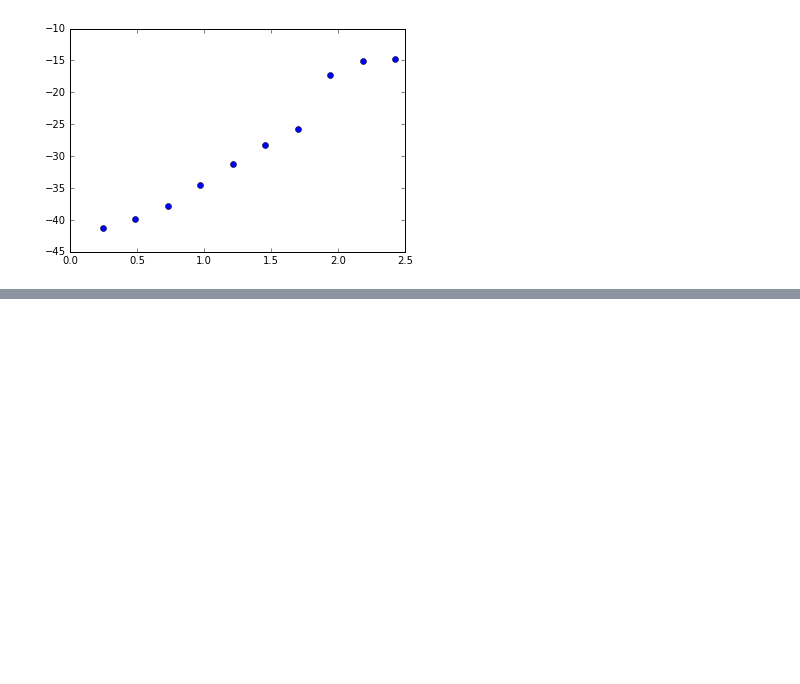
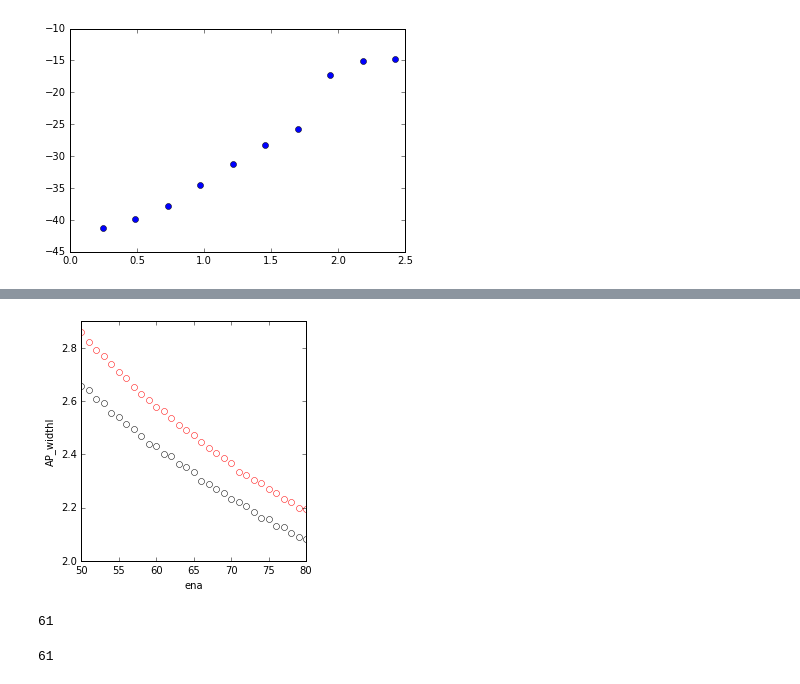
Before and after one commit to jtchang/KChannelModel, a Jupyter notebook: Chang&Higley(2017).ipynb, the cells around one changed output, grey strips where cells are left out. Cells and saved outputs as stored; diff of their text form; code cells hidden in the pictures; blank space fills up the shorter version.

```diff
--- a/Chang&Higley(2017).ipynb
+++ b/Chang&Higley(2017).ipynb
@@ -108,0 +123,23 @@ ax2.plot(ena["car_1"]["ena"],ena["car_1"]["CaPkU"], 'ko')
+# %%
+importlib.reload(mcnhsupp)
+#mcnhsupp.genArbFig(ena, gk, ["AP_widthU"], ["ICa_AreaU"], "APWidthVsCalIntegral")
+#mcnhsupp.genArbFig(ena, gk, ["ICa_AreaU"], ["ICa_AreaI"], "CaIntegralUninhibitedvsCaIntegralInhibited")
+#mcnhsupp.genArbFig(ena, gk, ["VPkU", "VPkI"], ["CaPkU", "CaPkI"], "APPeakVvsCaPk")
+#mcnhsupp.genArbFig(ena, gk, ["VPkU", "VPkI"], ["ICa_AreaU", "ICa_AreaI"], "APPeakVvsCaIntegral")
+#mcnhsupp.genArbFig(ena, gk, ["CaPkU"], [ "CaPkI"], "CaPkUvsCaPkI")
+#mcnhsupp.genArbFig(ena, gk, ["CaPkU", "CaPkI"], [ "ICa_AreaU", "ICa_AreaI"], "CaPkvsCaIntegral")
+#mcnhsupp.genArbFig(ena, gk, ["CaPkU"], [ "CaInh"], "CaPkvsCaInhibition")
+#mcnhsupp.genArbFig(ena, gk, ["ICa_AreaU"], ["CaInh"], "CaIntegralUninhibitedvsCaInhibition")
+#mcnhsupp.genArbFig(ena, gk, ["CaPkU", "CaPkI"], ["ICa_WidthU", "ICa_WidthI"], "CaPkvsCaWidth")
+#mcnhsupp.genArbFig(ena, gk, ["ICa_WidthU", "ICa_WidthI"], ["ICa_AreaU", "ICa_AreaI"], "CaWidthvsCaArea")
+mcnhsupp.genArbFig(ena, gk, ["ena", "ena"], [ "AP_widthU","AP_widthI"], "enavsapwidth")
+# %% [output]
+[figure, added]
+# %%
+len(gk["car_1"]["ICa_AreaU"])
+# %% [output]
+61
+# %%
+len(gk["car_1"]["CaInh"])
+# %% [output]
+61
```
Also changed, not shown: parts of 10 cells of this notebook, 30 other files.
